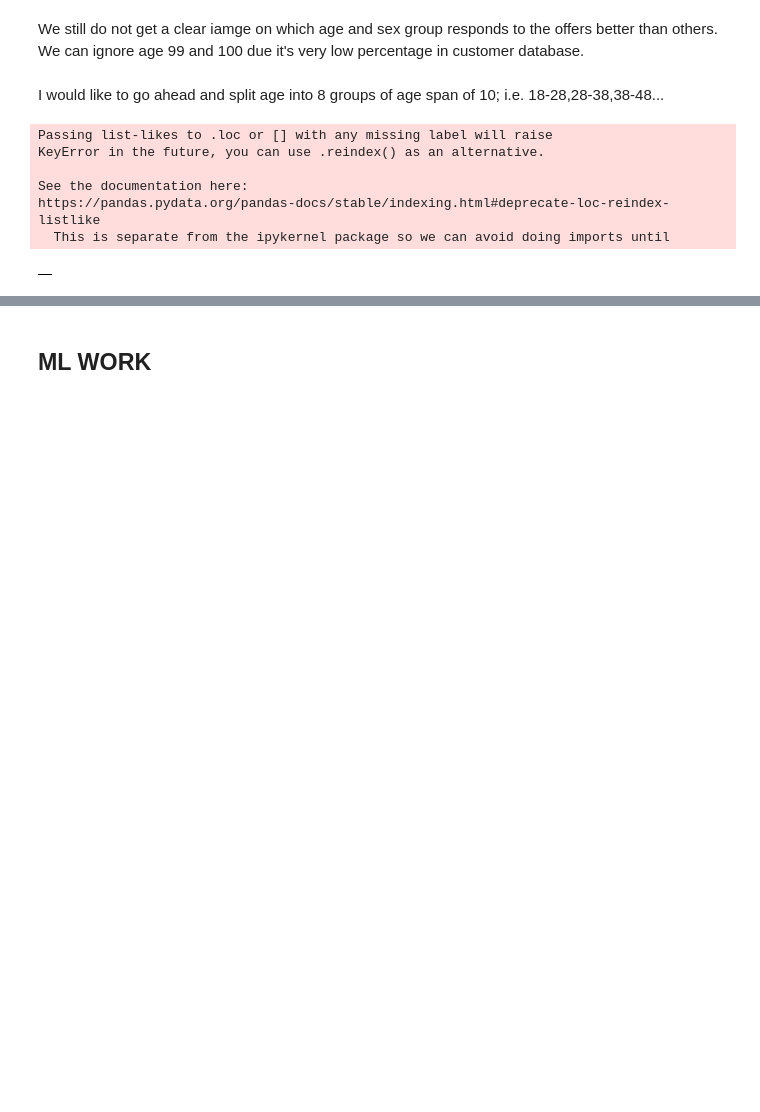
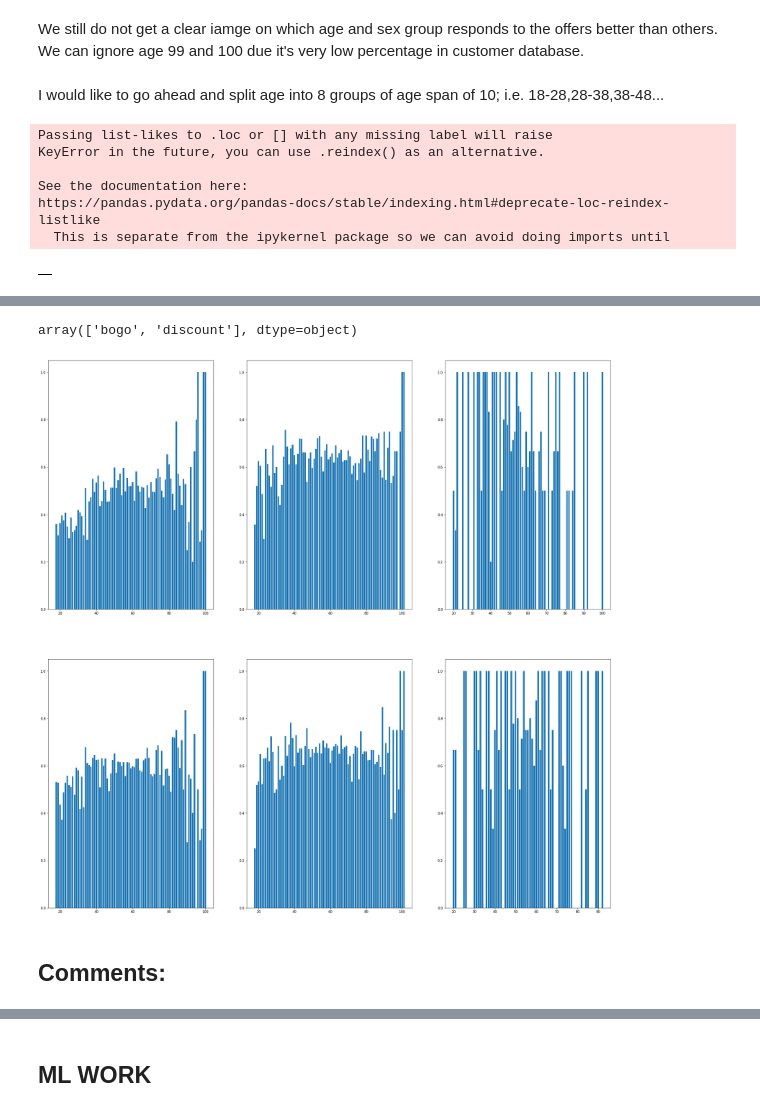
Before and after one commit to onurkapucu/Starbucks_Capstone, a Jupyter notebook: Starbucks_Capstone_notebook.ipynb, the cells around one changed output, grey strips where cells are left out. Saved outputs shown, nothing was run; the diff lists cells and outputs as text; code cells hidden in the pictures; blank space fills up the shorter version.

```diff
--- a/Starbucks_Capstone_notebook.ipynb
+++ b/Starbucks_Capstone_notebook.ipynb
@@ -682,0 +711,12 @@ plt.bar(received_demog_total['O'].keys(),received_demog_total['O'].values,bottom
+# %%
+intent_demog_total_by_offer = intentional_completes_df.groupby(by=['user_gender','user_age','offer_id'])['user_id'].nunique().unstack()
+received_demog_total_by_offer = transcript_received.merge(profile_clean,on=['user_id'],how='left').groupby(
+    by=['user_gender','user_age','offer_id'])['user_id'].nunique().unstack()
+
+i=0
+for offer in completed_offer_ids:
+    temp = intent_demog_total_by_offer[offer].transpose()/received_demog_total_by_offer[offer].transpose()
+    print('offer id: ', offer, '\n' ,
+          'Average Male Intentional Completers: ', np.nanmean(temp['M'].values),'\n',
+          'Average Female Intentional Completers: ',np.nanmean(temp['F'].values),'\n',
+          'Average Other Intentional Completers: ',np.nanmean(temp['O'].values),'\n')
@@ -682,0 +741,28 @@ plt.bar(received_demog_total['O'].keys(),received_demog_total['O'].values,bottom
+# %%
+completed_offer_types = intentional_completes_df['offer_type'].unique()
+completed_offer_types
+# %% [output]
+array(['bogo', 'discount'], dtype=object)
+# %%
+intent_demog_total_by_type = intentional_completes_df.groupby(by=['user_gender','user_age','offer_type'])['user_id'].nunique().unstack()
+received_demog_total_by_type = transcript_received.merge(profile_clean,on=['user_id'],how='left').merge(
+    portfolio_clean,on=['offer_id'],how='left').groupby(
+    by=['user_gender','user_age','offer_type'])['user_id'].nunique().unstack()
+
+i=0
+plt.figure(figsize=(30,30))
+for offer in completed_offer_types:
+    i = i+1
+    ax = plt.subplot(plt.subplot(2, 3, i))
+    temp = intent_demog_total_by_type[offer].transpose()/received_demog_total_by_type[offer].transpose()
+    ax=plt.bar(temp['M'].keys(),temp['M'].values)
+    i = i+1
+    ax = plt.subplot(plt.subplot(2, 3, i))
+    ax=plt.bar(temp['F'].keys(),temp['F'].values)
+    i = i+1
+    ax = plt.subplot(plt.subplot(2, 3, i))
+    ax=plt.bar(temp['O'].keys(),temp['O'].values)
+# %% [output]
+[figure, added]
+# %% [markdown]
+## Comments:
```
Also changed, not shown: parts of 13 cells of this notebook.
